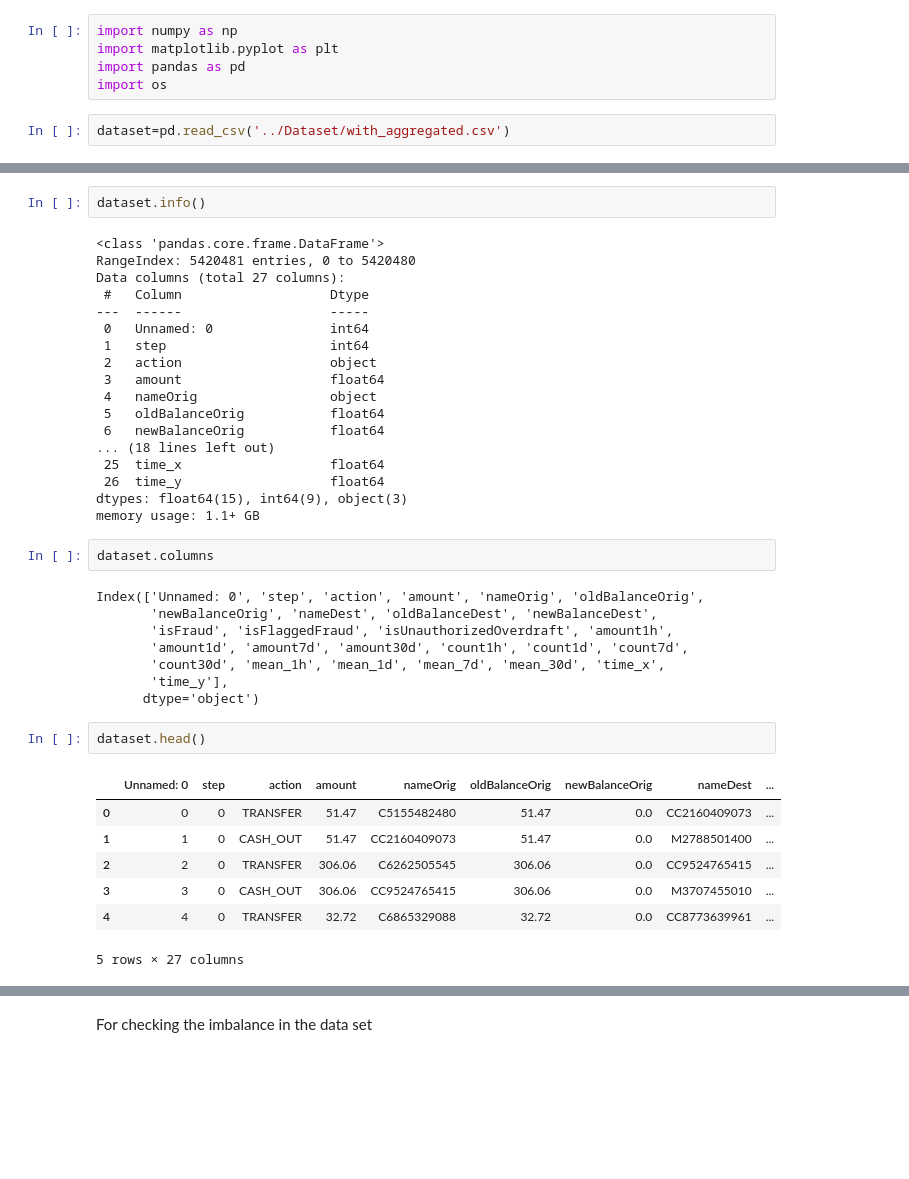
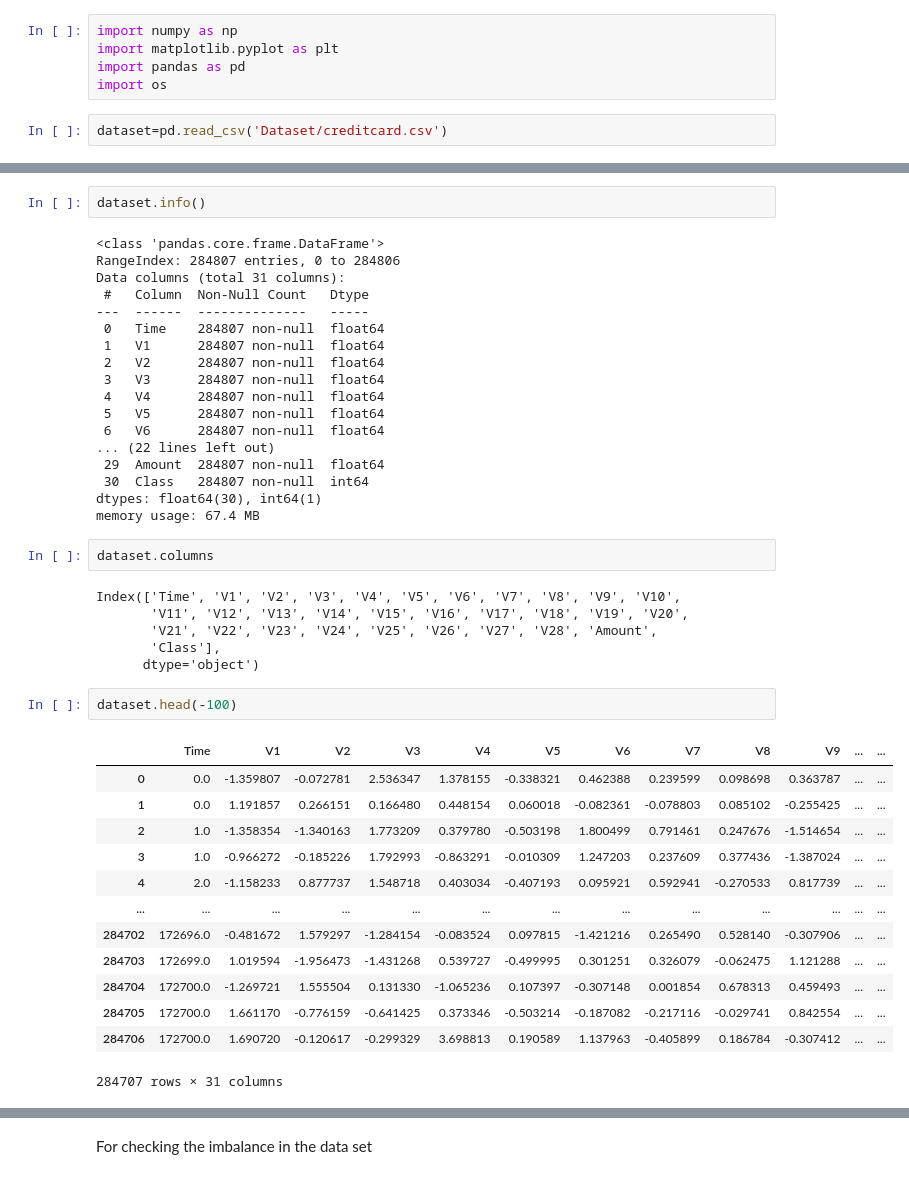
Before and after one commit to SuvitKumar003/Credit-Card-Fraud-Detection, a Jupyter notebook: code1.ipynb, the cells around one changed output, grey strips where cells are left out. Drawn from its saved outputs; the diff is of its cells as text; blank space fills up the shorter version.

```diff
--- a/code1.ipynb
+++ b/code1.ipynb
@@ -4,4 +57,4 @@ import matplotlib.pyplot as plt
 import pandas as pd
 import os
 # %%
-dataset=pd.read_csv('../Dataset/with_aggregated.csv')
+dataset=pd.read_csv('Dataset/creditcard.csv')
@@ -9,42 +70,46 @@ dataset=pd.read_csv('../Dataset/with_aggregated.csv')
 dataset.info()
 # %% [output]
 <class 'pandas.core.frame.DataFrame'>
-RangeIndex: 5420481 entries, 0 to 5420480
-Data columns (total 27 columns):
- #   Column                   Dtype
----  ------                   -----
- 0   Unnamed: 0               int64
- 1   step                     int64
- 2   action                   object
- 3   amount                   float64
- 4   nameOrig                 object
- 5   oldBalanceOrig           float64
- 6   newBalanceOrig           float64
-... (18 lines left out)
- 25  time_x                   float64
- 26  time_y                   float64
-dtypes: float64(15), int64(9), object(3)
-memory usage: 1.1+ GB
+RangeIndex: 284807 entries, 0 to 284806
+Data columns (total 31 columns):
+ #   Column  Non-Null Count   Dtype
+---  ------  --------------   -----
+ 0   Time    284807 non-null  float64
+ 1   V1      284807 non-null  float64
+ 2   V2      284807 non-null  float64
+ 3   V3      284807 non-null  float64
+ 4   V4      284807 non-null  float64
+ 5   V5      284807 non-null  float64
+ 6   V6      284807 non-null  float64
+... (22 lines left out)
+ 29  Amount  284807 non-null  float64
+ 30  Class   284807 non-null  int64
+dtypes: float64(30), int64(1)
+memory usage: 67.4 MB
 # %%
 dataset.columns
 # %% [output]
-Index(['Unnamed: 0', 'step', 'action', 'amount', 'nameOrig', 'oldBalanceOrig',
-       'newBalanceOrig', 'nameDest', 'oldBalanceDest', 'newBalanceDest',
-       'isFraud', 'isFlaggedFraud', 'isUnauthorizedOverdraft', 'amount1h',
-       'amount1d', 'amount7d', 'amount30d', 'count1h', 'count1d', 'count7d',
-       'count30d', 'mean_1h', 'mean_1d', 'mean_7d', 'mean_30d', 'time_x',
-       'time_y'],
+Index(['Time', 'V1', 'V2', 'V3', 'V4', 'V5', 'V6', 'V7', 'V8', 'V9', 'V10',
+       'V11', 'V12', 'V13', 'V14', 'V15', 'V16', 'V17', 'V18', 'V19', 'V20',
+       'V21', 'V22', 'V23', 'V24', 'V25', 'V26', 'V27', 'V28', 'Amount',
+       'Class'],
       dtype='object')
 # %%
-dataset.head()
+dataset.head(-100)
 # %% [output]
-|  | Unnamed: 0 | step | action | amount | nameOrig | oldBalanceOrig | newBalanceOrig | nameDest | ... |
-| 0 | 0 | 0 | TRANSFER | 51.47 | C5155482480 | 51.47 | 0.0 | CC2160409073 | ... |
-| 1 | 1 | 0 | CASH_OUT | 51.47 | CC2160409073 | 51.47 | 0.0 | M2788501400 | ... |
-| 2 | 2 | 0 | TRANSFER | 306.06 | C6262505545 | 306.06 | 0.0 | CC9524765415 | ... |
-| 3 | 3 | 0 | CASH_OUT | 306.06 | CC9524765415 | 306.06 | 0.0 | M3707455010 | ... |
-| 4 | 4 | 0 | TRANSFER | 32.72 | C6865329088 | 32.72 | 0.0 | CC8773639961 | ... |
+|  | Time | V1 | V2 | V3 | V4 | V5 | V6 | V7 | V8 | V9 | ... | ... |
+| 0 | 0.0 | -1.359807 | -0.072781 | 2.536347 | 1.378155 | -0.338321 | 0.462388 | 0.239599 | 0.098698 | 0.363787 | ... | ... |
+| 1 | 0.0 | 1.191857 | 0.266151 | 0.166480 | 0.448154 | 0.060018 | -0.082361 | -0.078803 | 0.085102 | -0.255425 | ... | ... |
+| 2 | 1.0 | -1.358354 | -1.340163 | 1.773209 | 0.379780 | -0.503198 | 1.800499 | 0.791461 | 0.247676 | -1.514654 | ... | ... |
+| 3 | 1.0 | -0.966272 | -0.185226 | 1.792993 | -0.863291 | -0.010309 | 1.247203 | 0.237609 | 0.377436 | -1.387024 | ... | ... |
+| 4 | 2.0 | -1.158233 | 0.877737 | 1.548718 | 0.403034 | -0.407193 | 0.095921 | 0.592941 | -0.270533 | 0.817739 | ... | ... |
+| ... | ... | ... | ... | ... | ... | ... | ... | ... | ... | ... | ... | ... |
+| 284702 | 172696.0 | -0.481672 | 1.579297 | -1.284154 | -0.083524 | 0.097815 | -1.421216 | 0.265490 | 0.528140 | -0.307906 | ... | ... |
+| 284703 | 172699.0 | 1.019594 | -1.956473 | -1.431268 | 0.539727 | -0.499995 | 0.301251 | 0.326079 | -0.062475 | 1.121288 | ... | ... |
+| 284704 | 172700.0 | -1.269721 | 1.555504 | 0.131330 | -1.065236 | 0.107397 | -0.307148 | 0.001854 | 0.678313 | 0.459493 | ... | ... |
+| 284705 | 172700.0 | 1.661170 | -0.776159 | -0.641425 | 0.373346 | -0.503214 | -0.187082 | -0.217116 | -0.029741 | 0.842554 | ... | ... |
+| 284706 | 172700.0 | 1.690720 | -0.120617 | -0.299329 | 3.698813 | 0.190589 | 1.137963 | -0.405899 | 0.186784 | -0.307412 | ... | ... |
-5 rows × 27 columns
+284707 rows × 31 columns
 # %%
 dataset.describe()
 # %% [output]
```
Also changed, not shown: parts of 27 cells of this notebook, 1 other file.
